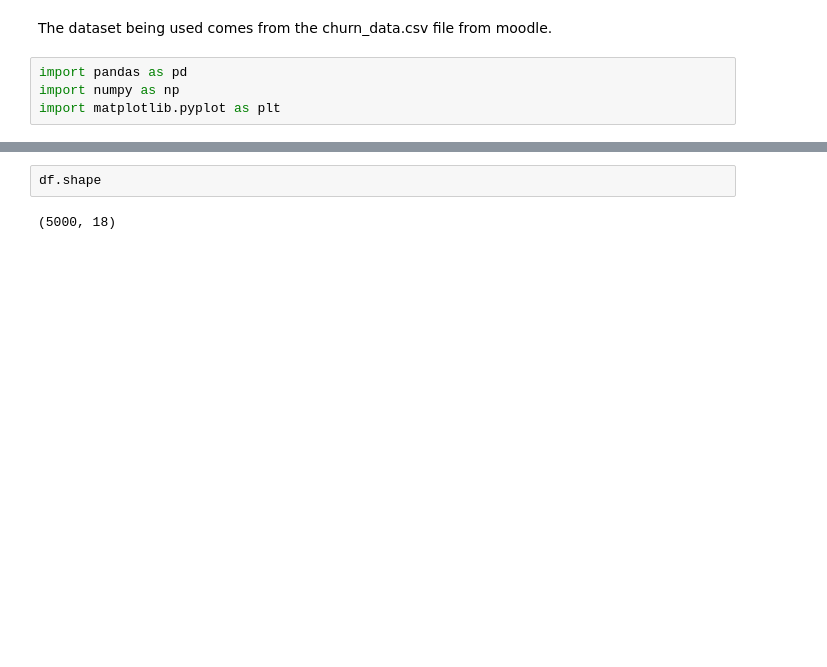
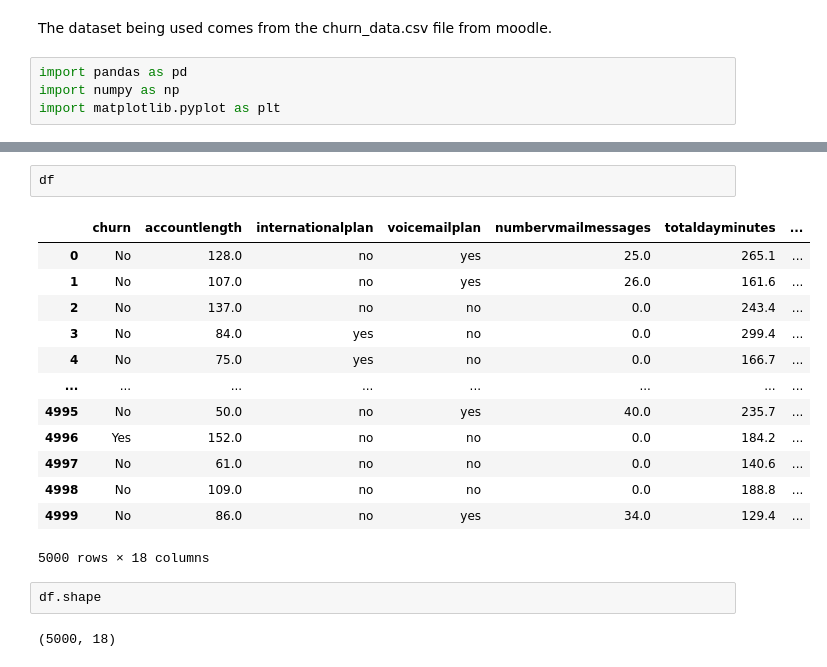
Before and after one commit to TheNoobGoda/ids-project, a Jupyter notebook: src/business_and_data_understanding.ipynb, the cells around one changed output, grey strips where cells are left out. Drawn from its saved outputs; the diff is of its cells as text; blank space fills up the shorter version.

```diff
--- a/src/business_and_data_understanding.ipynb
+++ b/src/business_and_data_understanding.ipynb
@@ -33,6 +33,22 @@ df.describe(include='all')
 | 50% | NaN | 100.000000 | NaN | NaN | 0.000000 | 180.100000 | ... |
 | 75% | NaN | 127.000000 | NaN | NaN | 17.000000 | 216.200000 | ... |
 | max | NaN | 243.000000 | NaN | NaN | 52.000000 | 351.500000 | ... |
+# %%
+df
+# %% [output]
+|  | churn | accountlength | internationalplan | voicemailplan | numbervmailmessages | totaldayminutes | ... |
+| 0 | No | 128.0 | no | yes | 25.0 | 265.1 | ... |
+| 1 | No | 107.0 | no | yes | 26.0 | 161.6 | ... |
+| 2 | No | 137.0 | no | no | 0.0 | 243.4 | ... |
+| 3 | No | 84.0 | yes | no | 0.0 | 299.4 | ... |
+| 4 | No | 75.0 | yes | no | 0.0 | 166.7 | ... |
+| ... | ... | ... | ... | ... | ... | ... | ... |
+| 4995 | No | 50.0 | no | yes | 40.0 | 235.7 | ... |
+| 4996 | Yes | 152.0 | no | no | 0.0 | 184.2 | ... |
+| 4997 | No | 61.0 | no | no | 0.0 | 140.6 | ... |
+| 4998 | No | 109.0 | no | no | 0.0 | 188.8 | ... |
+| 4999 | No | 86.0 | no | yes | 34.0 | 129.4 | ... |
+5000 rows × 18 columns
 # %%
 df.shape
 # %% [output]
```
